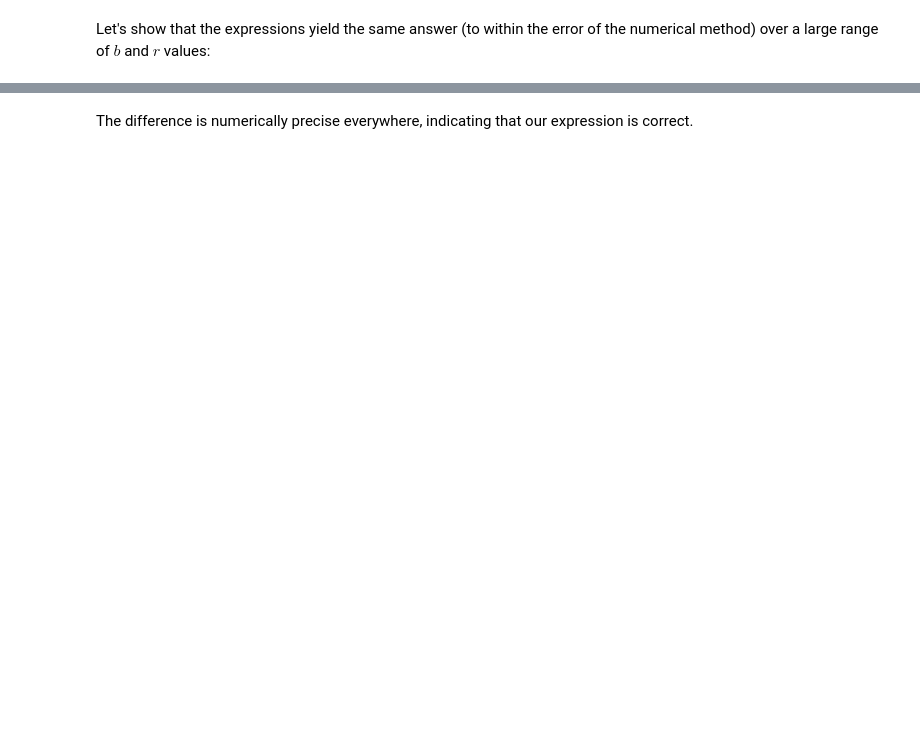
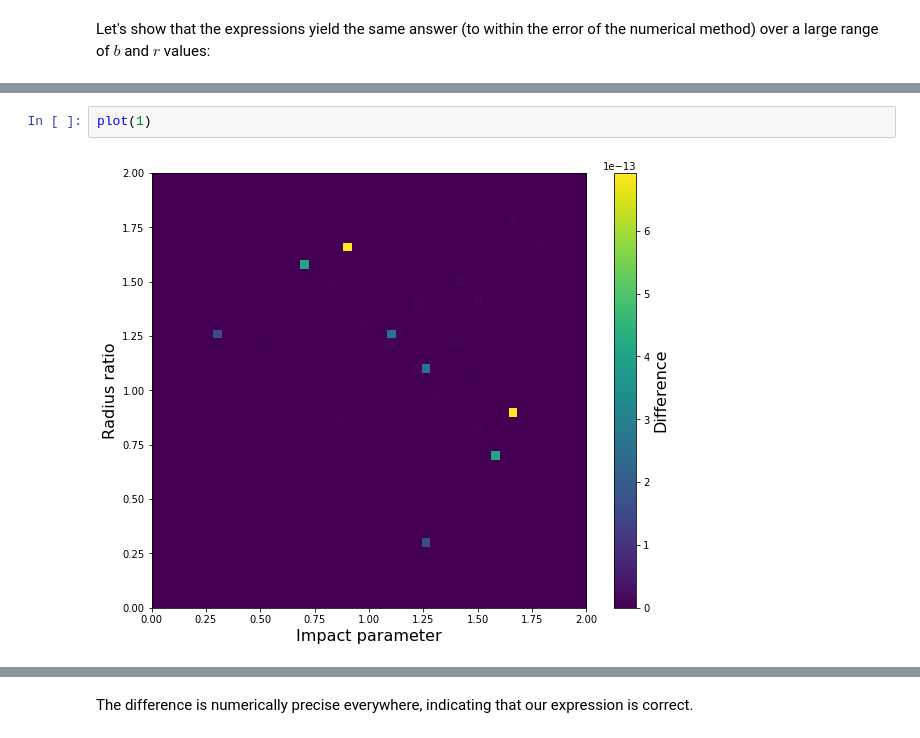
Before and after one commit to rodluger/Limbdark.jl, a Jupyter notebook: proofs/Mn_cel.ipynb, the cells around one changed output, grey strips where cells are left out. Saved outputs shown, nothing was run; the diff lists cells and outputs as text; blank space fills up the shorter version.

```diff
--- a/proofs/Mn_cel.ipynb
+++ b/proofs/Mn_cel.ipynb
@@ -108,0 +105,4 @@ for k, Nu in enumerate(Nu_grid):
+# %%
+plot(1)
+# %% [output]
+[figure, added]
```
Also changed, not shown: parts of 8 cells of this notebook, 10 other files.
